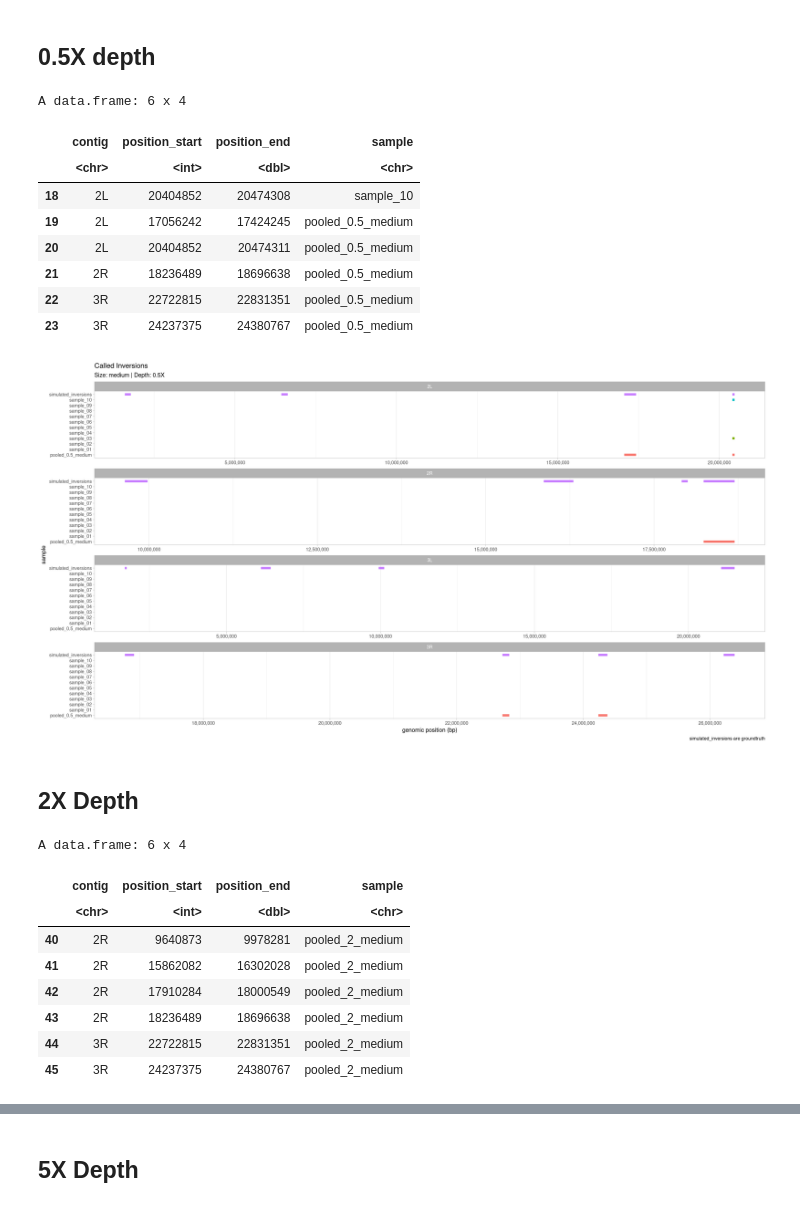
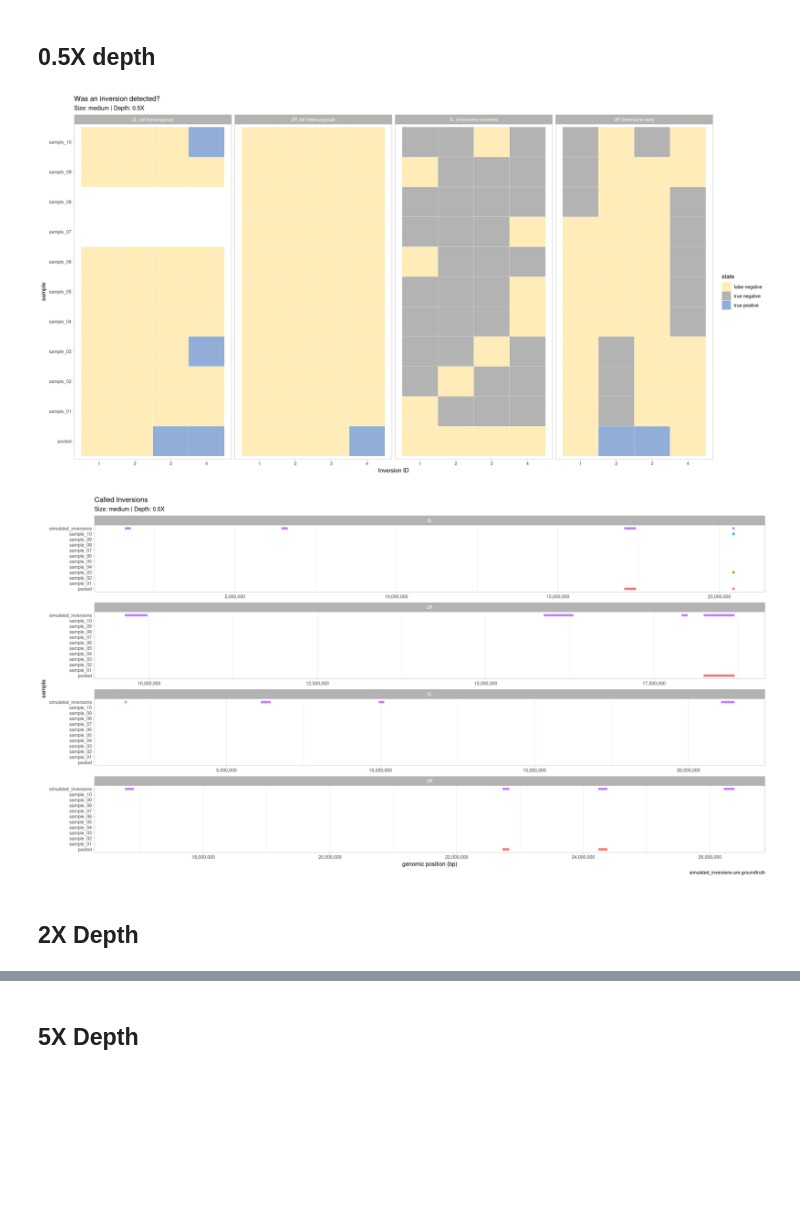
Before and after one commit to pdimens/haplotagging_simulations, a Jupyter notebook: check_called_inversions_medium.ipynb, the cells around one changed output, grey strips where cells are left out. Saved outputs shown, nothing was run; the diff lists cells and outputs as text; code cells hidden in the pictures; blank space fills up the shorter version.

Commit message:
update how inversions are assessed

```diff
--- a/check_called_inversions_medium.ipynb
+++ b/check_called_inversions_medium.ipynb
@@ -53,0 +94,8 @@ plot_data <- function(data, size_treatment, depth){
+# %%
+summarize_performance <- function(depth, inventory, .size){
+    .data <- read_data(.size, depth)
+    .performance <- assess_performace(.data, inventory)
+    show(plot_matrix(.performance, .size, depth))
+    show(plot_data(.data, .size, depth))
+    return(.performance)
+}
@@ -53,0 +104,19 @@ plot_data <- function(data, size_treatment, depth){
+# %%
+inventory <- rbind(
+    filter(read.table("inversion_simulations.inventory", header = T), size == .size),
+    filter(read.table("inversion_simulations.pool.inventory", header = T), size == .size)
+)
+performance <- rename(inventory, "simulated" = "present", "zygosity" = "state")
+# set a default to false negatives, to be updated to true positives when conditions are met
+performance$state <- "false negative"
+# there are no false positives, so we can default inversions that weren't simulated to true negatives
+performance[!performance$simulated, 7] <- "true negative"
+# fix the name of pool to pooled
+performance$sample <- gsub("pool", "pooled", performance$sample)
+# read in truth data to transfer inversion breakpoints
+x <- read_data(.size, 5)
+truth <- group_by(x[x$sample == "simulated_inversions",], contig) %>% mutate(inversion = 1:n())
+truth <- truth[, c(1,5,2,3)]
+performance <- merge(performance,truth, by = c("contig", "inversion"))
+performance <- performance[, c(1,2,8,9,3:7)]
+head(performance)
@@ -54,34 +133,9 @@ plot_data <- function(data, size_treatment, depth){
 # %% [markdown]
 ## 0.5X depth
-# %%
-depth_05X <- read_data(.size, 0.5)
-tail(depth_05X)
-# %% [output]
-A data.frame: 6 x 4
-|  | contig | position_start | position_end | sample |
-|  | <chr> | <int> | <dbl> | <chr> |
-| 18 | 2L | 20404852 | 20474308 | sample_10 |
-| 19 | 2L | 17056242 | 17424245 | pooled_0.5_medium |
-| 20 | 2L | 20404852 | 20474311 | pooled_0.5_medium |
-| 21 | 2R | 18236489 | 18696638 | pooled_0.5_medium |
-| 22 | 3R | 22722815 | 22831351 | pooled_0.5_medium |
-| 23 | 3R | 24237375 | 24380767 | pooled_0.5_medium |
-# %%
-plot_data(depth_05X, .size, 0.5)
-# %% [output]
-[figure, removed]
+# %%
+assessment_05X <- summarize_performance(0.5, performance, .size)
+# %% [output]
+[figure, added]
+[figure, added]
 # %% [markdown]
 ## 2X Depth
-# %%
-depth_2X <- read_data(.size, 2)
-tail(depth_2X)
-# %% [output]
-A data.frame: 6 x 4
-|  | contig | position_start | position_end | sample |
-|  | <chr> | <int> | <dbl> | <chr> |
-| 40 | 2R | 9640873 | 9978281 | pooled_2_medium |
-| 41 | 2R | 15862082 | 16302028 | pooled_2_medium |
-| 42 | 2R | 17910284 | 18000549 | pooled_2_medium |
-| 43 | 2R | 18236489 | 18696638 | pooled_2_medium |
-| 44 | 3R | 22722815 | 22831351 | pooled_2_medium |
-| 45 | 3R | 24237375 | 24380767 | pooled_2_medium |
```
Also changed, not shown: parts of 20 cells of this notebook, 15 other files.
